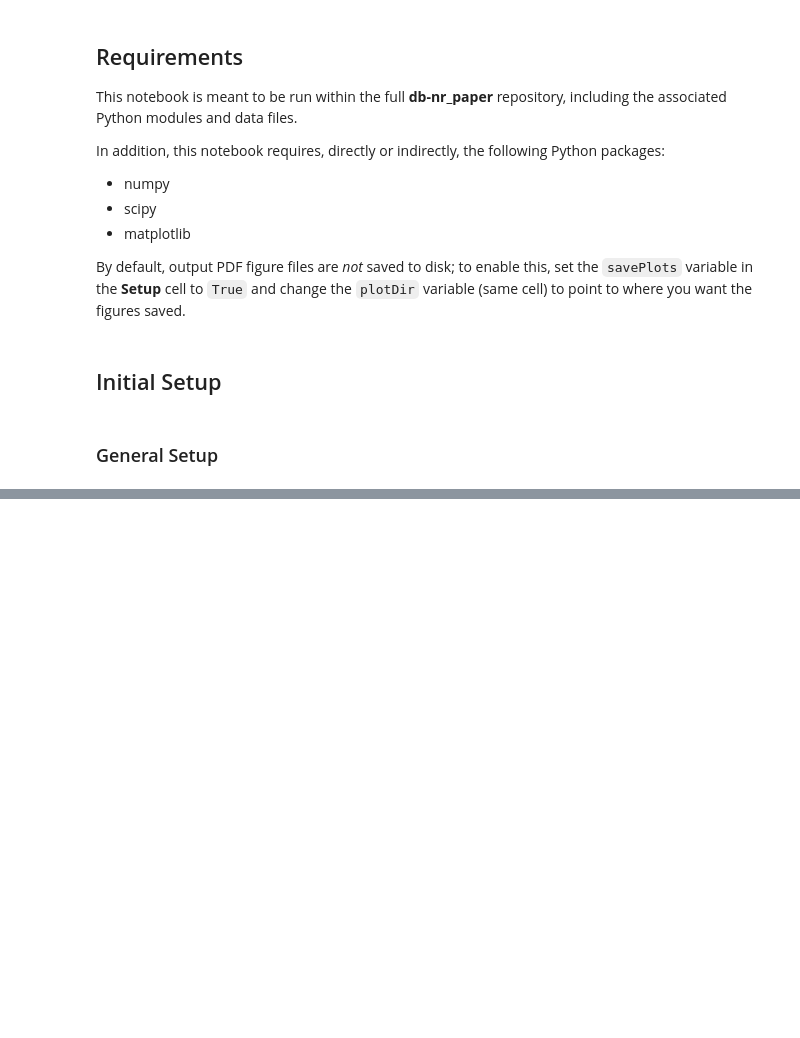
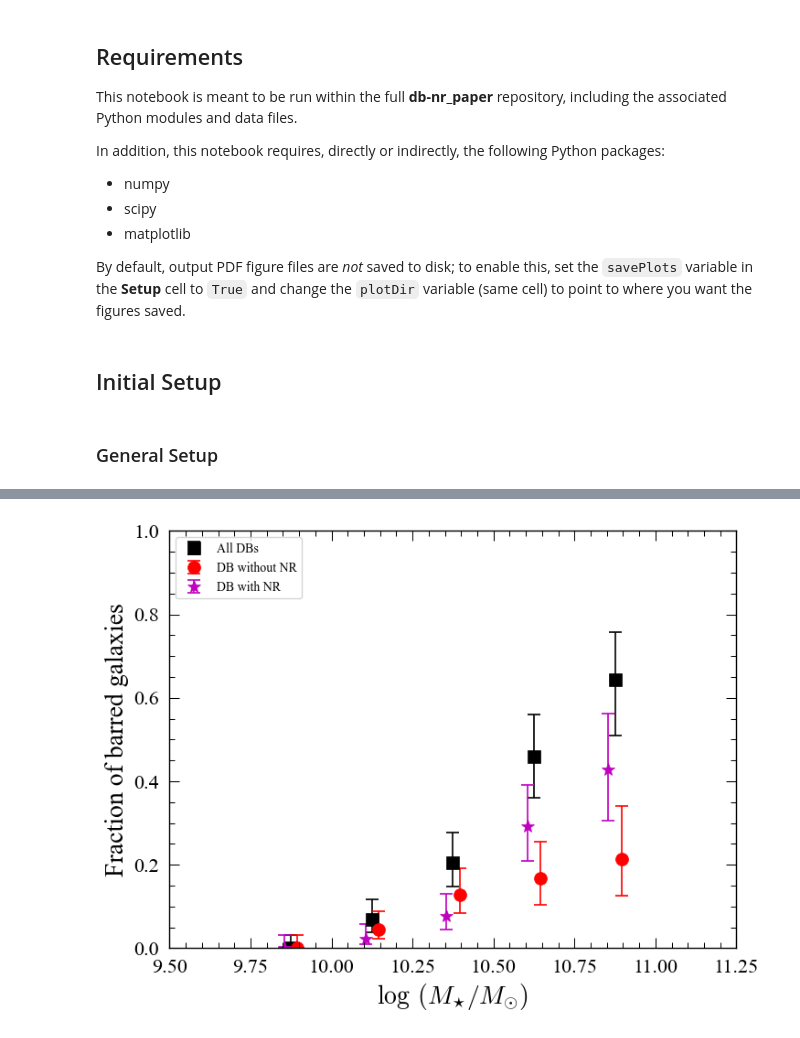
Before and after one commit to perwin/db-nr_paper, a Jupyter notebook: figures_for_paper.ipynb, the cells around one changed output, grey strips where cells are left out. Drawn from its saved outputs; the diff is of its cells as text; code cells hidden in the pictures; blank space fills up the shorter version.

```diff
--- a/figures_for_paper.ipynb
+++ b/figures_for_paper.ipynb
@@ -57,0 +104,29 @@ savePlots = False
+# %%
+# DB without NR
+ii_db_nonnr = [i for i in ii_db if i not in ii_nr]
+# all other galaxies (no DB and DB+NR)
+ii_non_db_nonnr = [i for i in range(nBarredGalaxies) if i not in ii_db_nonnr]
+
+# DB with NR
+ii_db_and_nr = [i for i in ii_db if i in ii_nr]
+# NR without DB
+ii_nr_nondb = [i for i in ii_nr if i not in ii_db]
+# galaxies without DB+NR
+ii_non_db_and_nr = [i for i in range(nBarredGalaxies) if i not in ii_db_and_nr]
+
+# NOTE: see cell that makes and saves "fNR_vs_logMstar_all.pdf" for similar plots for NRs
+# (all NR, NR w/ or w/o DB)
+
+pu.PlotFrequency(df_bars.logmstar, ii_db, ii_nondb, 9.5, 11.25, 0.25, fmt='ks', ms=10, label='All DBs')
+pu.PlotFrequency(df_bars.logmstar, ii_db_nonnr, ii_non_db_nonnr, 9.5, 11.25, 0.25, offset=0.02,
+                 noErase=True, fmt='ro', ms=10, label='DB without NR')
+pu.PlotFrequency(df_bars.logmstar, ii_db_and_nr, ii_non_db_and_nr, 9.5, 11.25, 0.25, offset=-0.02,
+                 noErase=True, fmt='m*', ms=10, label='DB with NR')
+legend(loc='upper left', fontsize=10)
+xlim(9.5,11.25);ylim(0,1)
+xlabel(xtmstar);ylabel("Fraction of barred galaxies")
+subplots_adjust(bottom=0.14)
+if savePlots:
+    savefig(baseDir+"fDB-with-without-NR_vs_logMstar_all.pdf")
+# %% [output]
+[figure, added]
```
Also changed, not shown: parts of 6 cells of this notebook, 1 other file.
